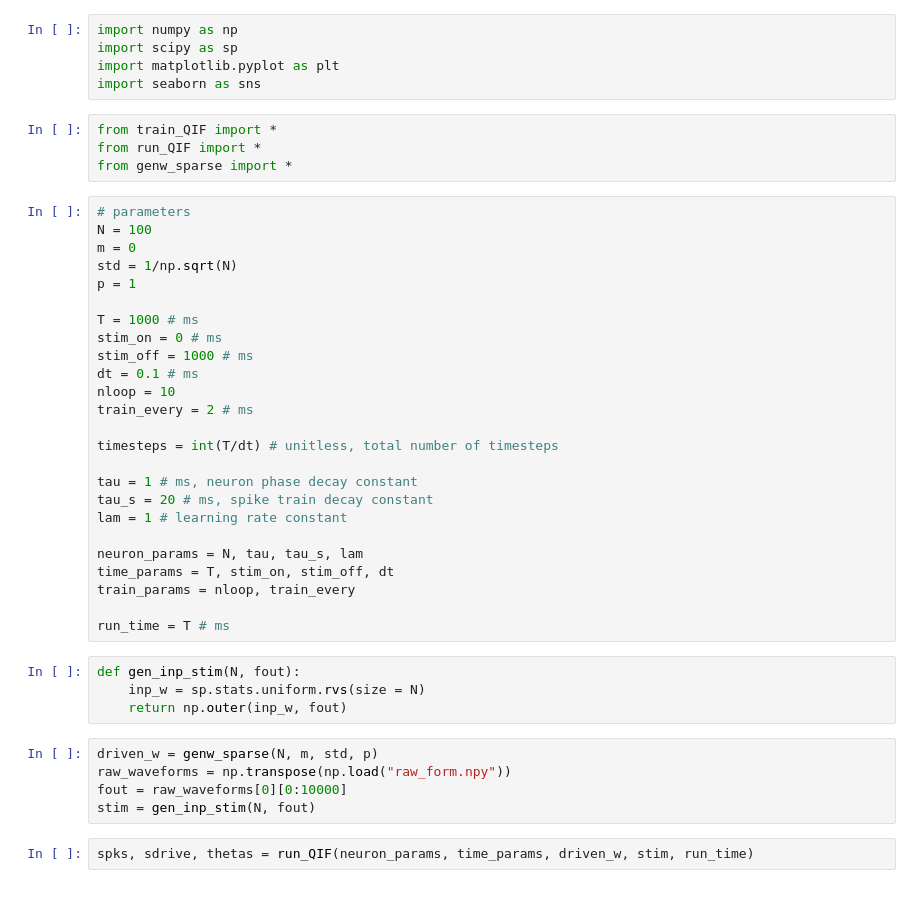
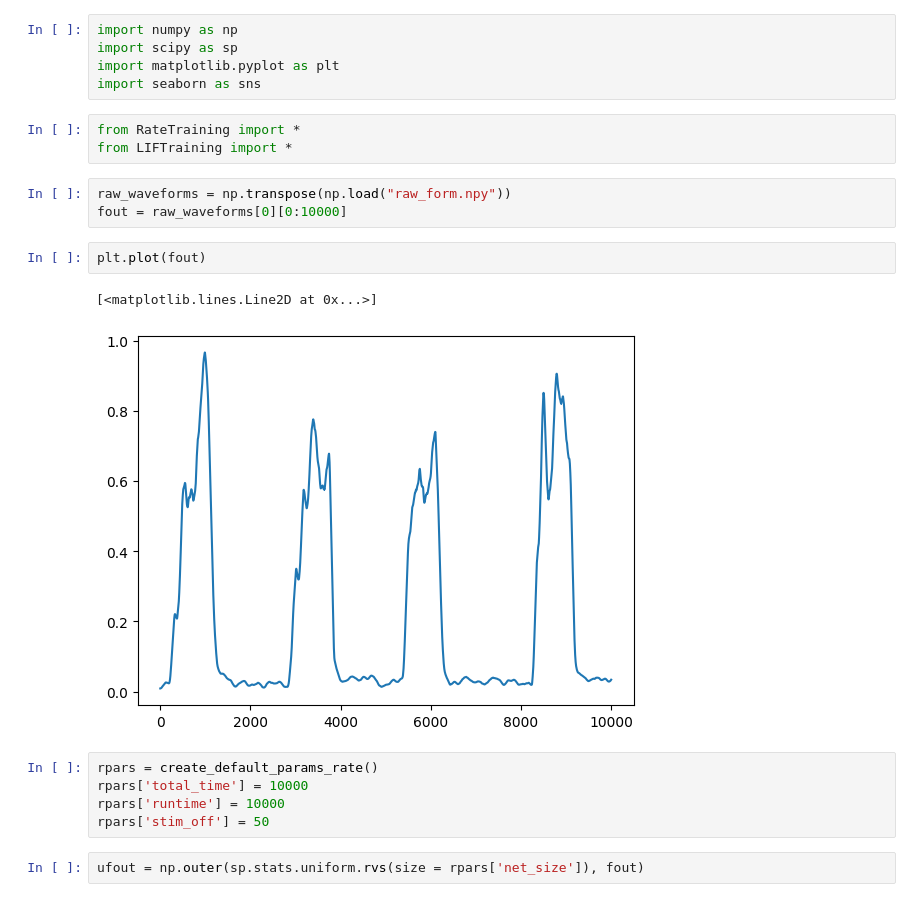
Before and after one commit to Sam-q-3736/srnn_rls, a Jupyter notebook: depasquale.ipynb, the cells around one changed output. Drawn from its saved outputs; the diff is of its cells as text.

```diff
--- a/depasquale.ipynb
+++ b/depasquale.ipynb
@@ -4,42 +4,20 @@ import scipy as sp
 import matplotlib.pyplot as plt
 import seaborn as sns
 # %%
-from train_QIF import *
-from run_QIF import *
-from genw_sparse import *
+from RateTraining import *
+from LIFTraining import *
-# %%
-# parameters
-N = 100
-m = 0
-std = 1/np.sqrt(N)
-p = 1
-
-T = 1000 # ms
-stim_on = 0 # ms
-stim_off = 1000 # ms
-dt = 0.1 # ms
-nloop = 10
-train_every = 2 # ms
-
-timesteps = int(T/dt) # unitless, total number of timesteps
-
-tau = 1 # ms, neuron phase decay constant
-tau_s = 20 # ms, spike train decay constant
-lam = 1 # learning rate constant
-
-neuron_params = N, tau, tau_s, lam
-time_params = T, stim_on, stim_off, dt
-train_params = nloop, train_every
-
-run_time = T # ms
-# %%
-def gen_inp_stim(N, fout):
-    inp_w = sp.stats.uniform.rvs(size = N)
-    return np.outer(inp_w, fout)
 # %%
-driven_w = genw_sparse(N, m, std, p)
 raw_waveforms = np.transpose(np.load("raw_form.npy"))
 fout = raw_waveforms[0][0:10000]
-stim = gen_inp_stim(N, fout)
 # %%
-spks, sdrive, thetas = run_QIF(neuron_params, time_params, driven_w, stim, run_time)
+plt.plot(fout)
+# %% [output]
+[<matplotlib.lines.Line2D at 0x...>]
+[figure, added]
+# %%
+rpars = create_default_params_rate()
+rpars['total_time'] = 10000
+rpars['runtime'] = 10000
+rpars['stim_off'] = 50
+# %%
+ufout = np.outer(sp.stats.uniform.rvs(size = rpars['net_size']), fout)
```
Also changed, not shown: parts of 20 cells of this notebook, 2 other files.
